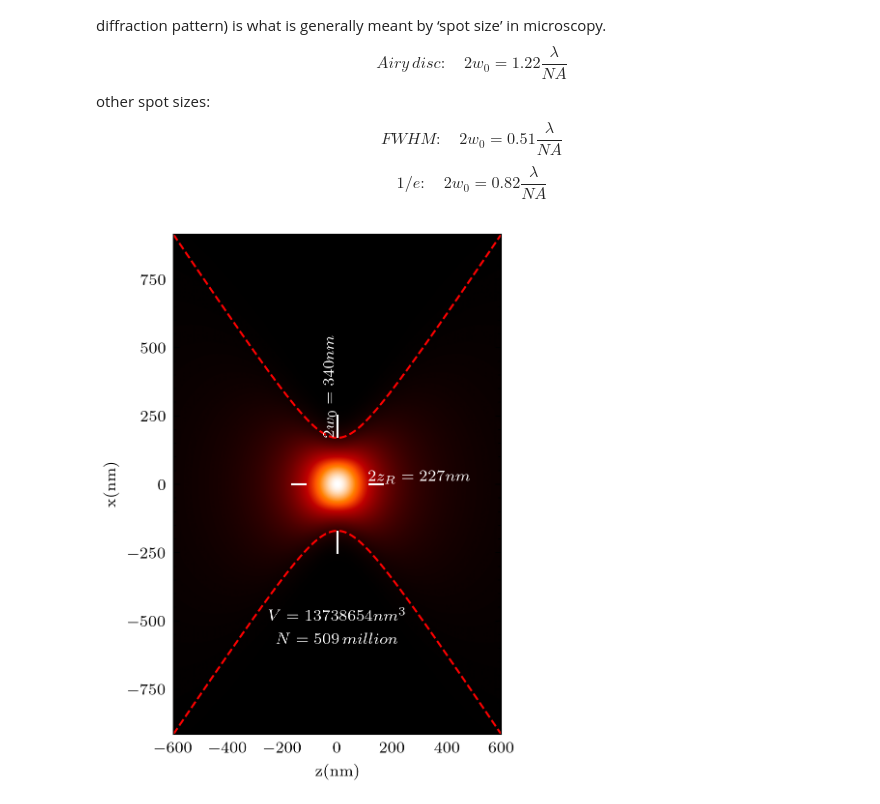
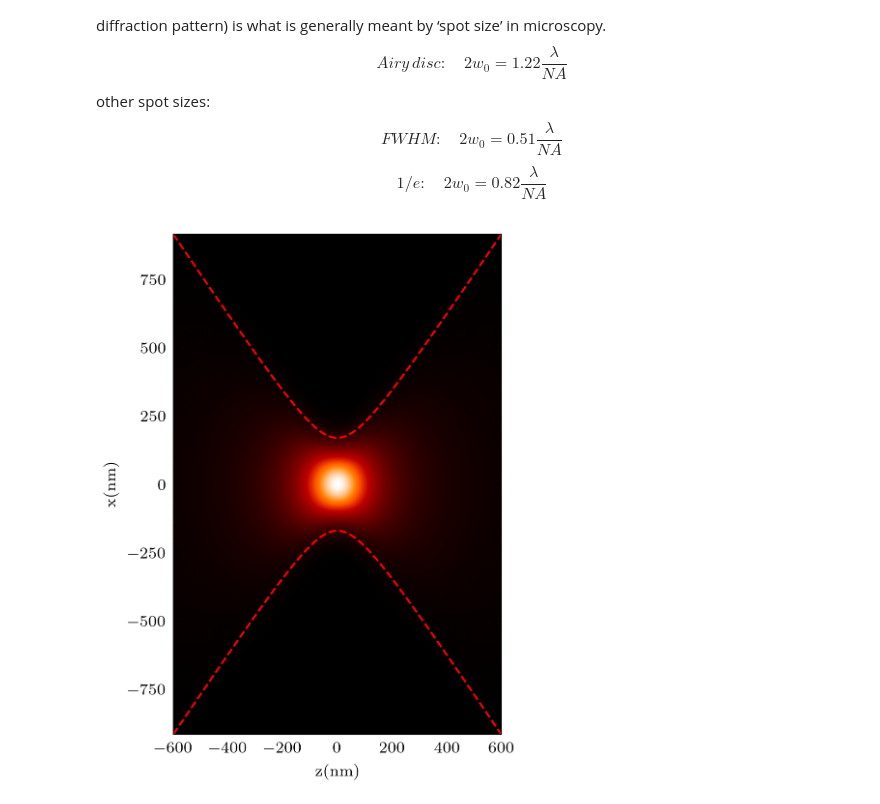
Before and after one commit to DinushaMS/Python-Physics, a Jupyter notebook: Optics/Focused Laser/focused_laser_theory.ipynb, the cells around one changed output. Drawn from its saved outputs; the diff is of its cells as text; code cells hidden in the pictures.

```diff
--- a/Optics/Focused Laser/focused_laser_theory.ipynb
+++ b/Optics/Focused Laser/focused_laser_theory.ipynb
@@ -32,39 +32,39 @@ Z,X = np.meshgrid(z,x)
 def gaussian_intensity(x, y, z, w0, zR):
     wz = w0 * np.sqrt(1 + (z / zR)**2)  # Beam radius at position y
     intensity = (w0 / wz)**2 * np.exp(-2 * (x**2 + y**2) / wz**2)
     return intensity
 plt.rcParams.update({'font.size': 8})
 plt.figure(figsize=(7,4),dpi=300)
 y_position = 0.0  # Position along the propagation axis (e.g., at the beam waist)
 intensity_profile = gaussian_intensity(X, y_position, Z, w0, zR)
 #['binary', 'gist_yarg', 'gist_gray', 'gray', 'bone','pink', 'spring', 'summer', 'autumn', 'winter', 'cool','Wistia', 'hot', 'afmhot', 'gist_heat', 'copper'])
 plt.imshow(intensity_profile, extent=[z.min(), z.max(), x.min(), x.max()],cmap='gist_heat', origin='lower', aspect='equal')
 
 #beam waist
-plt.arrow(0,1.5*w0,0,-0.5*w0+0.00001,head_width=0.002, head_length=0.00001, fc='white', ec='white',width=0.0001)
-plt.arrow(0,-1.5*w0,0,0.5*w0-0.00001,head_width=0.002, head_length=0.00001, fc='white', ec='white',width=0.0001)
-plt.text(0, w0, f'$2w_0={2*w0:.0f}nm$',color='white',va='bottom',ha='right',rotation=90)
+#plt.arrow(0,1.5*w0,0,-0.5*w0+0.00001,head_width=0.002, head_length=0.00001, fc='white', ec='white',width=0.0001)
+#plt.arrow(0,-1.5*w0,0,0.5*w0-0.00001,head_width=0.002, head_length=0.00001, fc='white', ec='white',width=0.0001)
+#plt.text(0, w0, f'$2w_0={2*w0:.0f}nm$',color='white',va='bottom',ha='right',rotation=90)
 #Raighly range
-plt.arrow(1.5*zR,0,-0.5*zR+0.002,0,head_width=0.00001, head_length=0.002, fc='white', ec='white',width=0.000001)
-plt.arrow(-1.5*zR,0,0.5*zR-0.002,0,head_width=0.00001, head_length=0.002, fc='white', ec='white',width=0.000001)
-plt.text(zR,0, f'$2z_R={2*zR:.0f}nm$',color='white',va='bottom',ha='left',rotation=0)
+#plt.arrow(1.5*zR,0,-0.5*zR+0.002,0,head_width=0.00001, head_length=0.002, fc='white', ec='white',width=0.000001)
+#plt.arrow(-1.5*zR,0,0.5*zR-0.002,0,head_width=0.00001, head_length=0.002, fc='white', ec='white',width=0.000001)
+#plt.text(zR,0, f'$2z_R={2*zR:.0f}nm$',color='white',va='bottom',ha='left',rotation=0)
 
 #volume
 vol = (4/3)*np.pi*zR*w0*w0
-plt.text(0,-3*w0, f'$V={vol:.0f}nm^3$',color='white',va='bottom',ha='center',rotation=0)
+#plt.text(0,-3*w0, f'$V={vol:.0f}nm^3$',color='white',va='bottom',ha='center',rotation=0)
 
 #No.of attoms
 a = 3e-10
 lat_vol = a**3
 N_b = vol*1e-27/lat_vol/1e6
-plt.text(0,-3.5*w0, f'$N={N_b:.0f}\\,million$',color='white',va='bottom',ha='center',rotation=0)
+#plt.text(0,-3.5*w0, f'$N={N_b:.0f}\\,million$',color='white',va='bottom',ha='center',rotation=0)
 
 plt.plot(z,wz,'--r')
 plt.plot(z,-wz,'--r')
 plt.xlabel('z(nm)')
 plt.ylabel('x(nm)')
 plt.tight_layout()
 plt.show()
 #plt.gca().set_aspect('equal')
 # %% [output]
-[figure, old version]
+[figure, new version]
```
Also changed, not shown: 20 other files.
